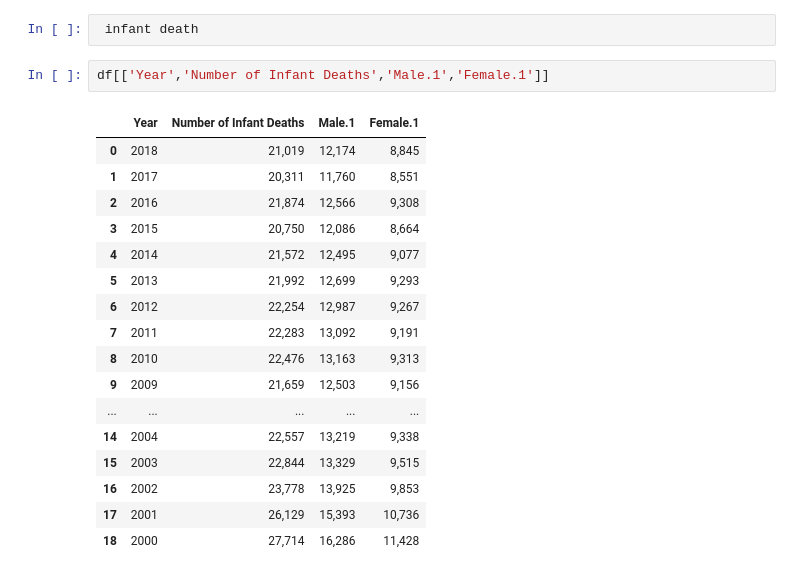
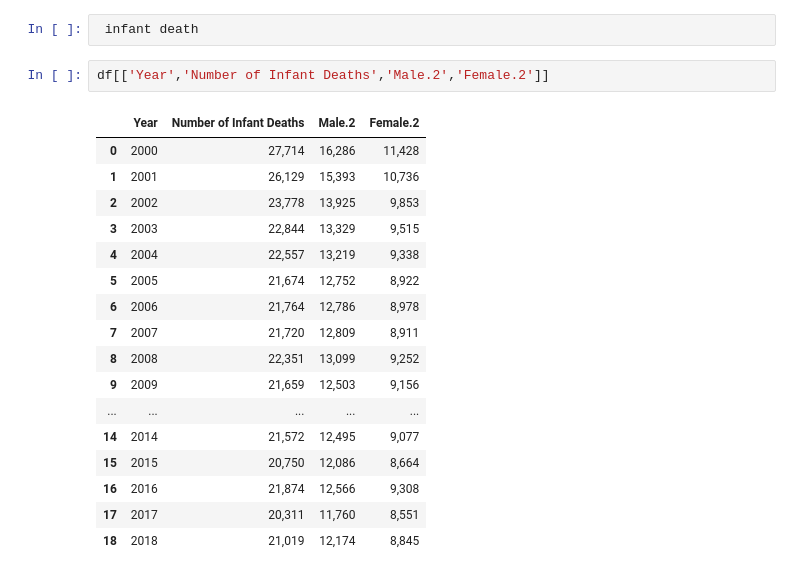
Before and after one commit to Glennarcega/IT-BA-3203-PROJECT, a Jupyter notebook: Social_Factor_of_death.ipynb, the cells around one changed output. Saved outputs shown, nothing was run; the diff lists cells and outputs as text.

```diff
--- a/Social_Factor_of_death.ipynb
+++ b/Social_Factor_of_death.ipynb
@@ -51,22 +57,22 @@ df[['Year','NumberofDeaths','Male','Female']]
 # %%
  infant death
 # %%
-df[['Year','Number of Infant Deaths','Male.1','Female.1']]
+df[['Year','Number of Infant Deaths','Male.2','Female.2']]
 # %% [output]
-|  | Year | Number of Infant Deaths | Male.1 | Female.1 |
-| 0 | 2018 | 21,019 | 12,174 | 8,845 |
-| 1 | 2017 | 20,311 | 11,760 | 8,551 |
-| 2 | 2016 | 21,874 | 12,566 | 9,308 |
-| 3 | 2015 | 20,750 | 12,086 | 8,664 |
-| 4 | 2014 | 21,572 | 12,495 | 9,077 |
-| 5 | 2013 | 21,992 | 12,699 | 9,293 |
-| 6 | 2012 | 22,254 | 12,987 | 9,267 |
-| 7 | 2011 | 22,283 | 13,092 | 9,191 |
-| 8 | 2010 | 22,476 | 13,163 | 9,313 |
+|  | Year | Number of Infant Deaths | Male.2 | Female.2 |
+| 0 | 2000 | 27,714 | 16,286 | 11,428 |
+| 1 | 2001 | 26,129 | 15,393 | 10,736 |
+| 2 | 2002 | 23,778 | 13,925 | 9,853 |
+| 3 | 2003 | 22,844 | 13,329 | 9,515 |
+| 4 | 2004 | 22,557 | 13,219 | 9,338 |
+| 5 | 2005 | 21,674 | 12,752 | 8,922 |
+| 6 | 2006 | 21,764 | 12,786 | 8,978 |
+| 7 | 2007 | 21,720 | 12,809 | 8,911 |
+| 8 | 2008 | 22,351 | 13,099 | 9,252 |
 | 9 | 2009 | 21,659 | 12,503 | 9,156 |
 | ... | ... | ... | ... | ... |
-| 14 | 2004 | 22,557 | 13,219 | 9,338 |
-| 15 | 2003 | 22,844 | 13,329 | 9,515 |
-| 16 | 2002 | 23,778 | 13,925 | 9,853 |
-| 17 | 2001 | 26,129 | 15,393 | 10,736 |
-| 18 | 2000 | 27,714 | 16,286 | 11,428 |
+| 14 | 2014 | 21,572 | 12,495 | 9,077 |
+| 15 | 2015 | 20,750 | 12,086 | 8,664 |
+| 16 | 2016 | 21,874 | 12,566 | 9,308 |
+| 17 | 2017 | 20,311 | 11,760 | 8,551 |
+| 18 | 2018 | 21,019 | 12,174 | 8,845 |
```
Also changed, not shown: parts of 8 cells of this notebook.
